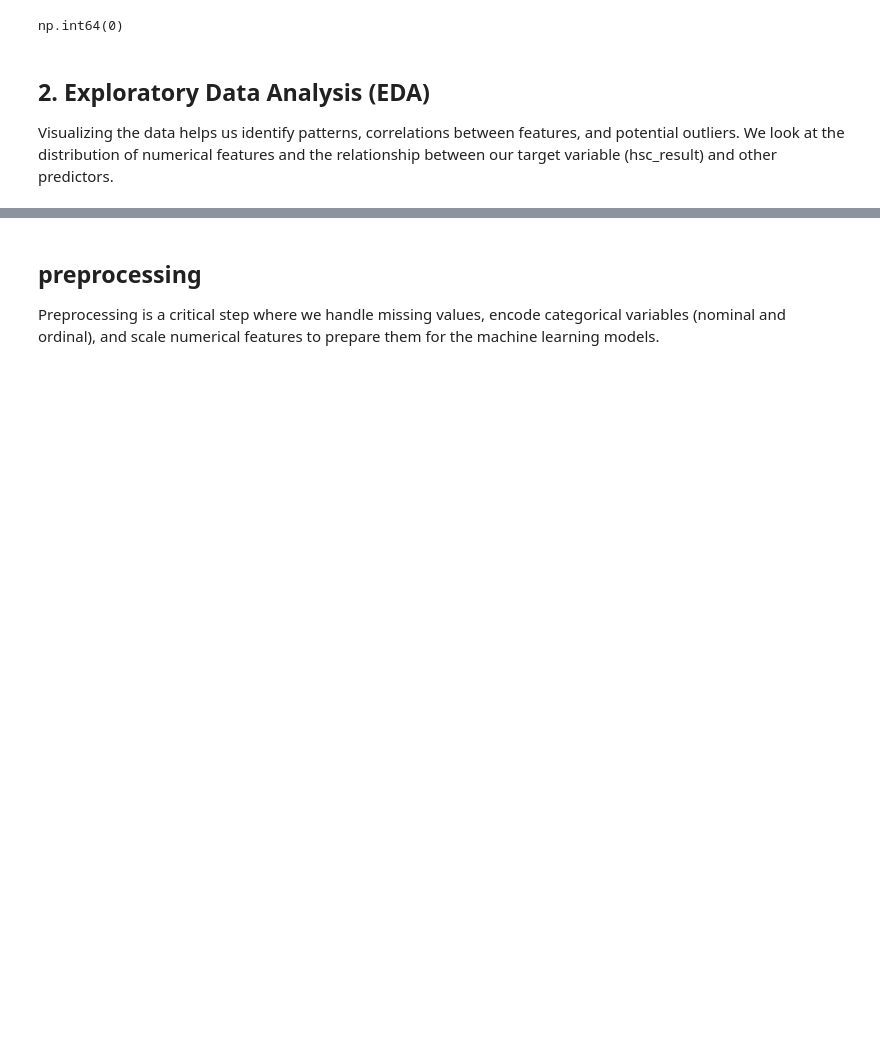
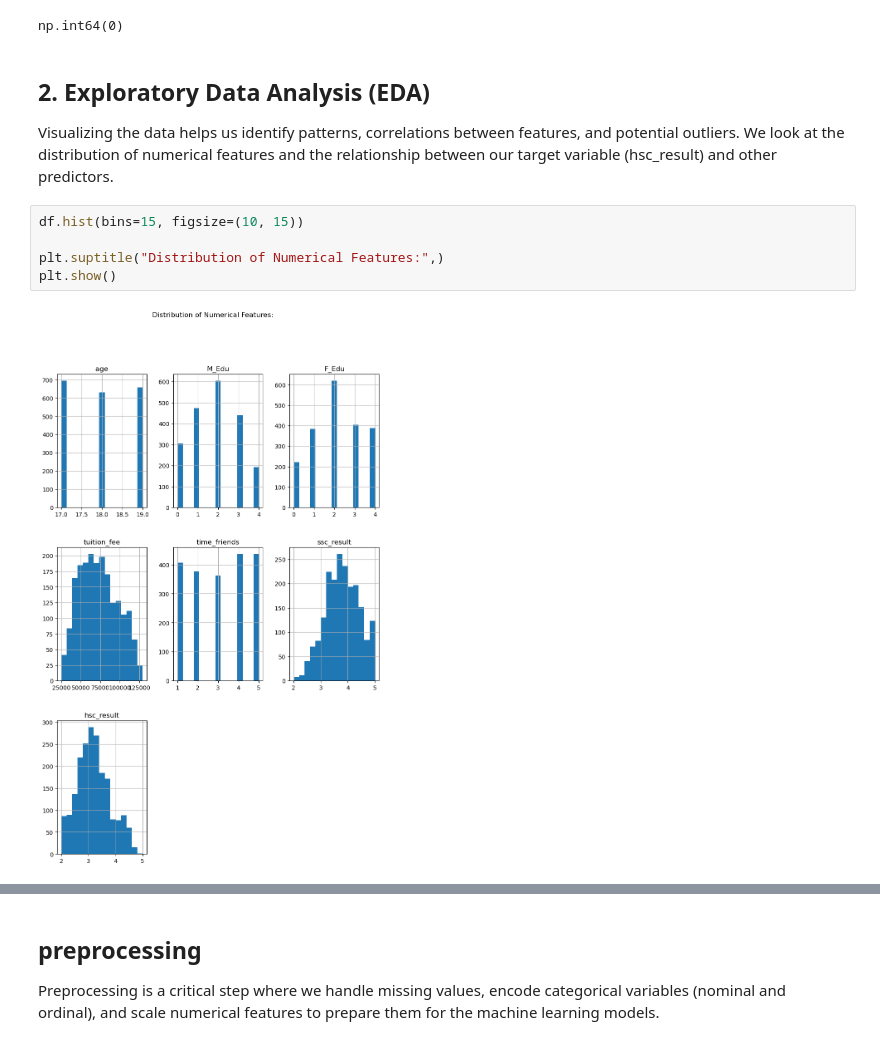
Before and after one commit to AlgoAbrar/Phitron_Ai_ML, a Jupyter notebook: Month_02_Machine_Learning/Module_12/ML_pipeline.ipynb, the cells around one changed output, grey strips where cells are left out. Saved outputs shown, nothing was run; the diff lists cells and outputs as text; blank space fills up the shorter version.

```diff
--- a/Month_02_Machine_Learning/Module_12/ML_pipeline.ipynb
+++ b/Month_02_Machine_Learning/Module_12/ML_pipeline.ipynb
@@ -116,3 +116,10 @@ np.int64(0)
 # %% [markdown]
 ## 2. Exploratory Data Analysis (EDA)
 Visualizing the data helps us identify patterns, correlations between features, and potential outliers. We look at the distribution of numerical features and the relationship between our target variable (hsc_result) and other predictors.
+# %%
+df.hist(bins=15, figsize=(10, 15))
+
+plt.suptitle("Distribution of Numerical Features:",)
+plt.show()
+# %% [output]
+[figure, added]
```
Also changed, not shown: parts of 5 cells of this notebook.
